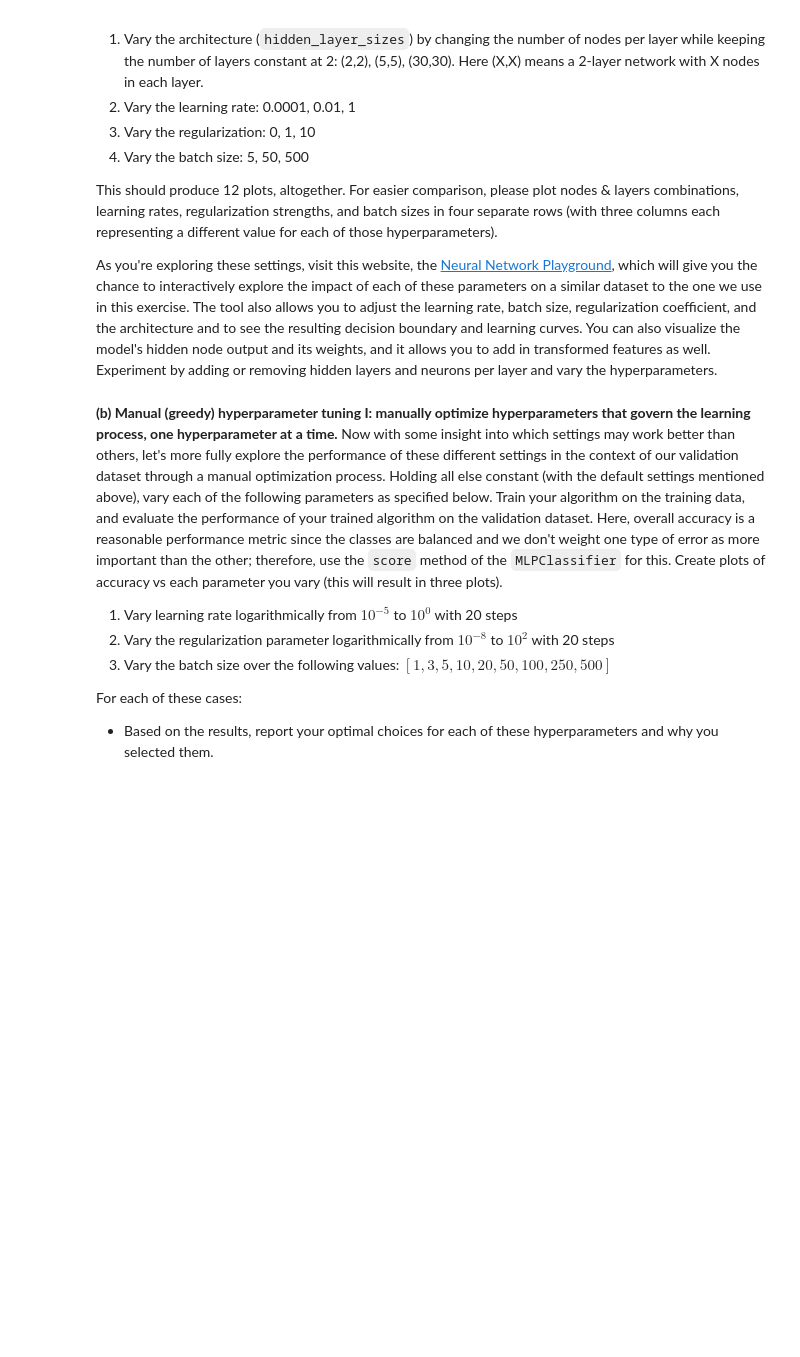
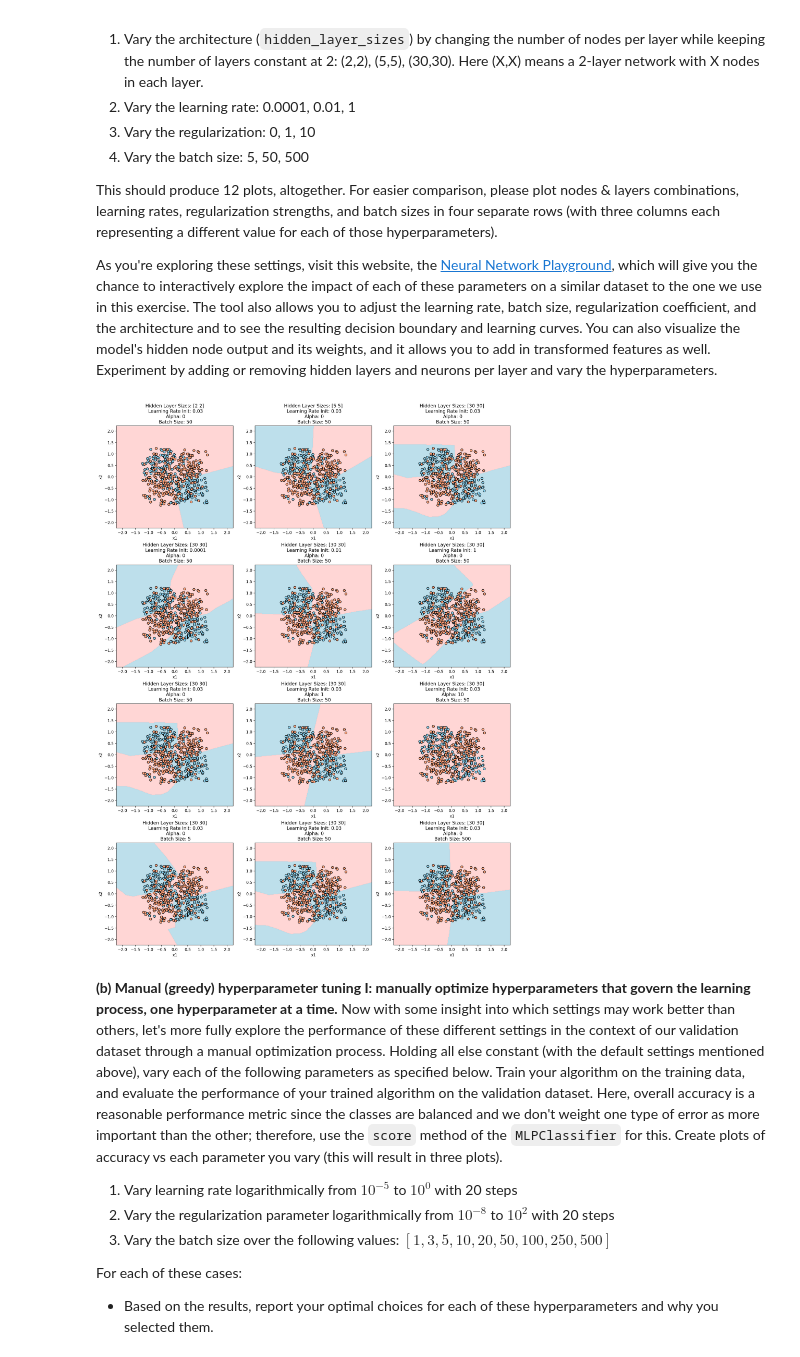
Before and after one commit to BarbaraPFloresRios/IDS705_PrinciplesOfMachineLearning, a Jupyter notebook: Assignment_4_NeuralNetworks/Assignment_4.ipynb, the cells around one changed output. Saved outputs shown, nothing was run; the diff lists cells and outputs as text; code cells hidden in the pictures; blank space fills up the shorter version.

```diff
--- a/Assignment_4_NeuralNetworks/Assignment_4.ipynb
+++ b/Assignment_4_NeuralNetworks/Assignment_4.ipynb
@@ -159,6 +171,66 @@ This default setting is our initial guess of what good values may be. Notice the
 This should produce 12 plots, altogether. For easier comparison, please plot nodes & layers combinations, learning rates, regularization strengths, and batch sizes in four separate rows (with three columns each representing a different value for each of those hyperparameters).
 
 As you're exploring these settings, visit this website, the [Neural Network Playground](https://playground.tensorflow.org/#activation=relu&batchSize=10&dataset=xor&regDataset=reg-plane&learningRate=0.03&regularizationRate=0&noise=20&networkShape=2,1&seed=0.89022&showTestData=false&discretize=false&percTrainData=50&x=true&y=true&xTimesY=false&xSquared=false&ySquared=false&cosX=false&sinX=false&cosY=false&sinY=false&collectStats=false&problem=classification&initZero=false&hideText=false&showTestData_hide=false), which will give you the chance to interactively explore the impact of each of these parameters on a similar dataset to the one we use in this exercise. The tool also allows you to adjust the learning rate, batch size, regularization coefficient, and the architecture and to see the resulting decision boundary and learning curves. You can also visualize the model's hidden node output and its weights, and it allows you to add in transformed features as well. Experiment by adding or removing hidden layers and neurons per layer and vary the hyperparameters.
+# %%
+boundary_colors = ListedColormap(["#FFCCCB", "#FFCCCB", "#ADD8E6"])
+scatter_colors = ListedColormap(["#FFA07A", "#98FB98", "#87CEEB"])
+
+hidden_layer_sizes = np.array([(2, 2), (5, 5), (30, 30)] + [(30, 30)] * 9)
+learning_rates = [0.03] * 3 + [0.0001, 0.01, 1] + [0.03] * 6
+alphas = [0] * 6 + [0, 1, 10] + [0] * 3
+batch_sizes = [50] * 9 + [5, 50, 500]
+
+fig, axs = plt.subplots(4, 3, figsize=(15, 20))
+
+for i in range(4):
+    for j in range(3):
+        index = i * 3 + j
+        hidden_layer_size = hidden_layer_sizes[index]
+        learning_rate = learning_rates[index]
+        alpha = alphas[index]
+        batch_size = batch_sizes[index]
+
+        clf = MLPClassifier(
+            random_state=1,
+            learning_rate_init=learning_rate,
+            hidden_layer_sizes=hidden_layer_size,
+            alpha=alpha,
+            solver="sgd",
+            tol=1e-5,
+            early_stopping=False,
+            activation="relu",
+            n_iter_no_change=1000,
+            batch_size=batch_size,
+            max_iter=500,
+        )
+
+        clf.fit(X_train, y_train)
+
+        x_min, x_max = X_train[:, 0].min() - 1, X_train[:, 0].max() + 1
+        y_min, y_max = X_train[:, 1].min() - 1, X_train[:, 1].max() + 1
+
+        xx, yy = np.meshgrid(
+            np.arange(x_min, x_max, 0.02), np.arange(y_min, y_max, 0.02)
+        )
+
+        Z = clf.predict(np.c_[xx.ravel(), yy.ravel()])
+        Z = Z.reshape(xx.shape)
+
+        axs[i, j].contourf(xx, yy, Z, alpha=0.8, cmap=boundary_colors)
+        axs[i, j].scatter(
+            X_train[:, 0], X_train[:, 1], c=y_train, edgecolors="k", cmap=scatter_colors
+        )
+
+        axs[i, j].set_title(
+            f"Hidden Layer Sizes: {hidden_layer_size}\n Learning Rate Init: {learning_rate}\n Alpha: {alpha}\n Batch Size: {batch_size}"
+        )
+        axs[i, j].set_xlabel("x1")
+        axs[i, j].set_ylabel("x2")
+
+plt.tight_layout()
+plt.show()
+# %% [output]
+[figure, added]
 # %% [markdown]
 **(b) Manual (greedy) hyperparameter tuning I: manually optimize hyperparameters that govern the learning process, one hyperparameter at a time.** Now with some insight into which settings may work better than others, let's more fully explore the performance of these different settings in the context of our validation dataset through a manual optimization process. Holding all else constant (with the default settings mentioned above), vary each of the following parameters as specified below. Train your algorithm on the training data, and evaluate the performance of your trained algorithm on the validation dataset. Here, overall accuracy is a reasonable performance metric since the classes are balanced and we don't weight one type of error as more important than the other; therefore, use the `score` method of the `MLPClassifier` for this. Create plots of accuracy vs each parameter you vary (this will result in three plots).
 1. Vary learning rate logarithmically from $10^{-5}$ to $10^{0}$ with 20 steps
```
Also changed, not shown: parts of 4 cells of this notebook.
